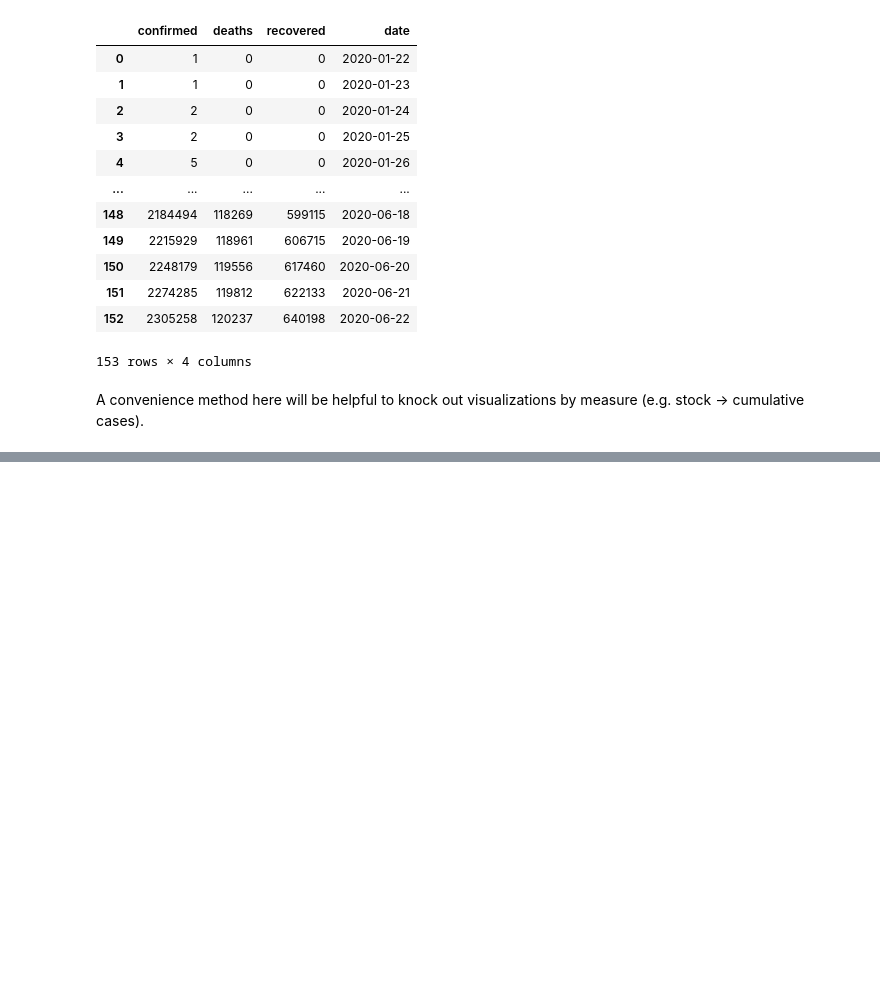
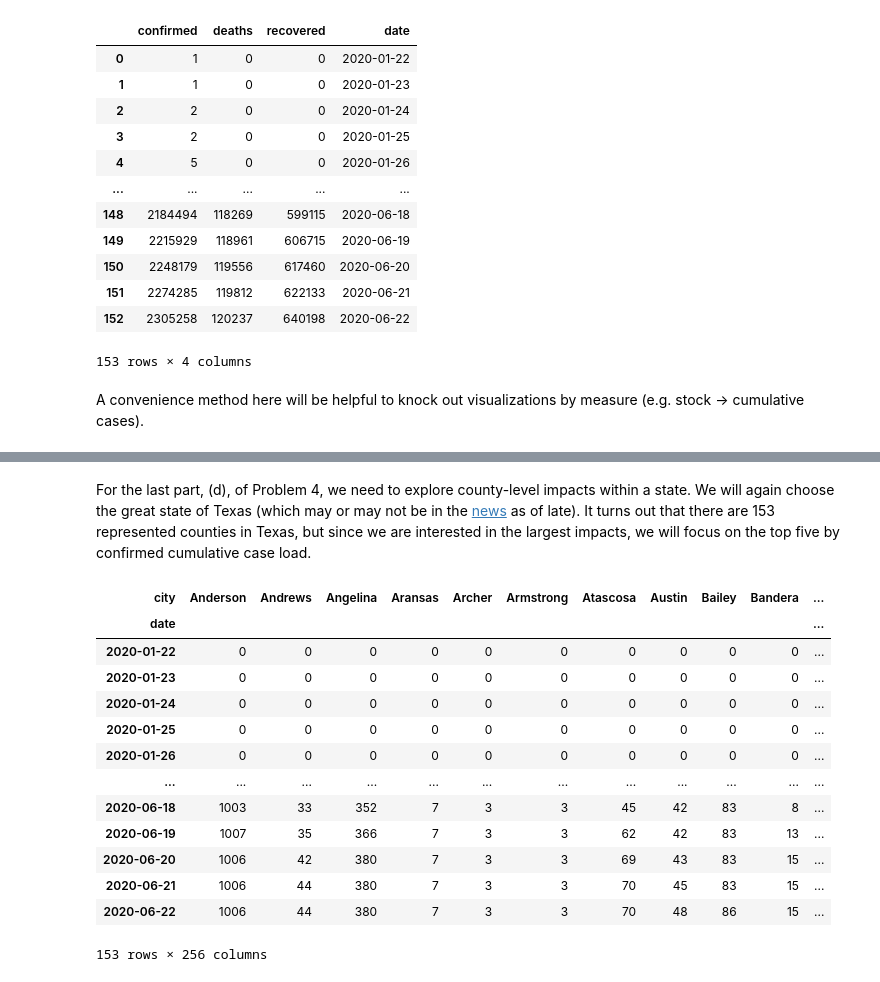
Before and after one commit to choct155/en685_621, a Jupyter notebook: notebooks/EN685_621_MarvinWardJr_Homework2.ipynb, the cells around one changed output, grey strips where cells are left out. Cells and saved outputs as stored; diff of their text form; code cells hidden in the pictures; blank space fills up the shorter version.

```diff
--- a/notebooks/Homework2.ipynb
+++ b/notebooks/EN685_621_MarvinWardJr_Homework2.ipynb
@@ -359,3 +439,28 @@ plot_measure("max_flow", "Comparison of Maximum Daily New Cases by Status")
 plot_measure("avg_flow", "Comparison of Average Daily New Cases by Status")
 # %% [output]
 [interactive output not drawn]
+# %% [markdown]
+For the last part, (d), of Problem 4, we need to explore county-level impacts within a state. We will again choose the great state of Texas (which may or may not be in the [news](https://theconversation.com/covid-19-messes-with-texas-what-went-wrong-and-how-the-state-can-turn-it-around-141563) as of late). It turns out that there are 153 represented counties in Texas, but since we are interested in the largest impacts, we will focus on the top five by confirmed cumulative case load.
+# %%
+confirmed_tx: pd.DataFrame = DataPreparer.to_city_series(
+    dp["confirmed"],
+    ["UID", "iso2", "iso3", "code3", "FIPS", "Lat", "Long_", "Combined_Key"],
+    ["Admin2", "Province_State", "Country_Region"],
+    "Texas"
+)
+confirmed_tx
+# %% [output]
+| city | Anderson | Andrews | Angelina | Aransas | Archer | Armstrong | Atascosa | Austin | Bailey | Bandera | ... |
+| date |  |  |  |  |  |  |  |  |  |  | ... |
+| 2020-01-22 | 0 | 0 | 0 | 0 | 0 | 0 | 0 | 0 | 0 | 0 | ... |
+| 2020-01-23 | 0 | 0 | 0 | 0 | 0 | 0 | 0 | 0 | 0 | 0 | ... |
+| 2020-01-24 | 0 | 0 | 0 | 0 | 0 | 0 | 0 | 0 | 0 | 0 | ... |
+| 2020-01-25 | 0 | 0 | 0 | 0 | 0 | 0 | 0 | 0 | 0 | 0 | ... |
+| 2020-01-26 | 0 | 0 | 0 | 0 | 0 | 0 | 0 | 0 | 0 | 0 | ... |
+| ... | ... | ... | ... | ... | ... | ... | ... | ... | ... | ... | ... |
+| 2020-06-18 | 1003 | 33 | 352 | 7 | 3 | 3 | 45 | 42 | 83 | 8 | ... |
+| 2020-06-19 | 1007 | 35 | 366 | 7 | 3 | 3 | 62 | 42 | 83 | 13 | ... |
+| 2020-06-20 | 1006 | 42 | 380 | 7 | 3 | 3 | 69 | 43 | 83 | 15 | ... |
+| 2020-06-21 | 1006 | 44 | 380 | 7 | 3 | 3 | 70 | 45 | 83 | 15 | ... |
+| 2020-06-22 | 1006 | 44 | 380 | 7 | 3 | 3 | 70 | 48 | 86 | 15 | ... |
+153 rows × 256 columns
```
Also changed, not shown: parts of 15 cells of this notebook, 4 other files.
